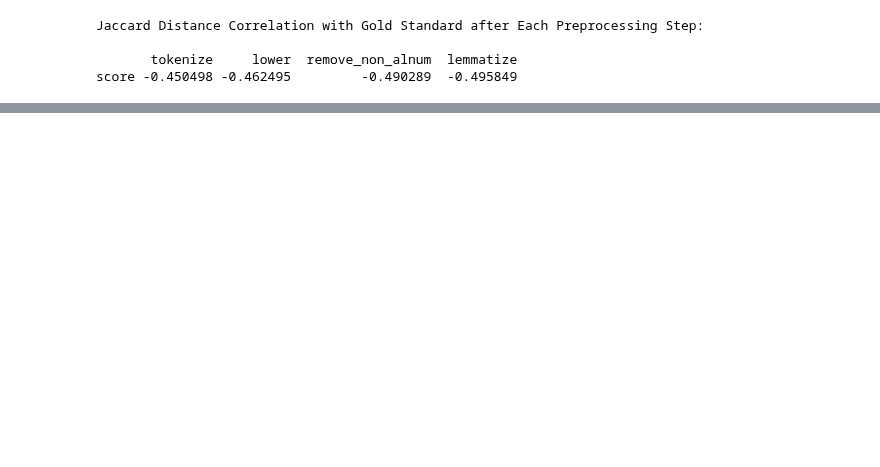
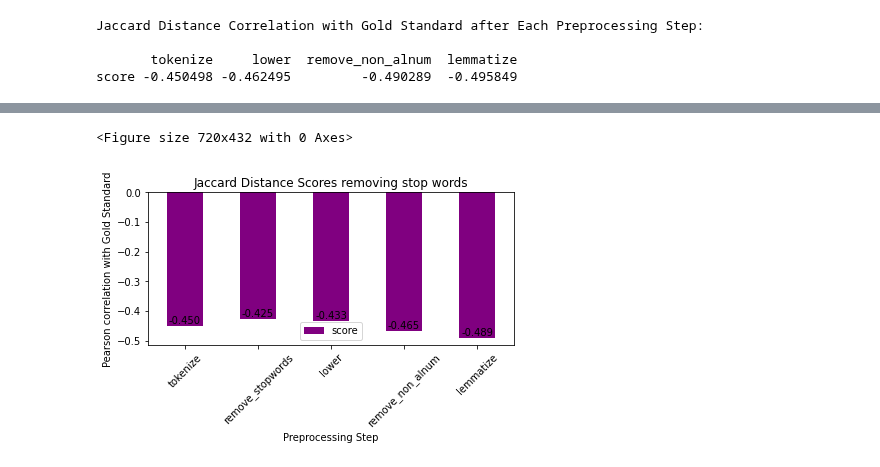
Before and after one commit to ZachParent/mai-intro-to-human-language-technologies, a Jupyter notebook: lab3/lab3.ipynb, the cells around one changed output, grey strips where cells are left out. Saved outputs shown, nothing was run; the diff lists cells and outputs as text; code cells hidden in the pictures; blank space fills up the shorter version.

```diff
--- a/lab3/lab3.ipynb
+++ b/lab3/lab3.ipynb
@@ -156,0 +226,17 @@ plt.show()
+# %%
+# Plot bar chart
+plt.figure(figsize=(10, 6))
+results_no_stopwords.T.plot(kind='bar', color=['purple'])
+plt.title('Jaccard Distance Scores removing stop words')
+plt.xlabel('Preprocessing Step')
+plt.ylabel('Pearson correlation with Gold Standard')
+plt.xticks(rotation=45)
+plt.tight_layout()
+
+# Annotate bar chart values
+for i, v in enumerate(results_no_stopwords.values[0]):
+    plt.text(i, v, f'{v:.3f}', ha='center', va='bottom', color='black')
+plt.show()
+# %% [output]
+<Figure size 720x432 with 0 Axes>
+[figure, added]
```
Also changed, not shown: parts of 22 cells of this notebook, 2 other files.
